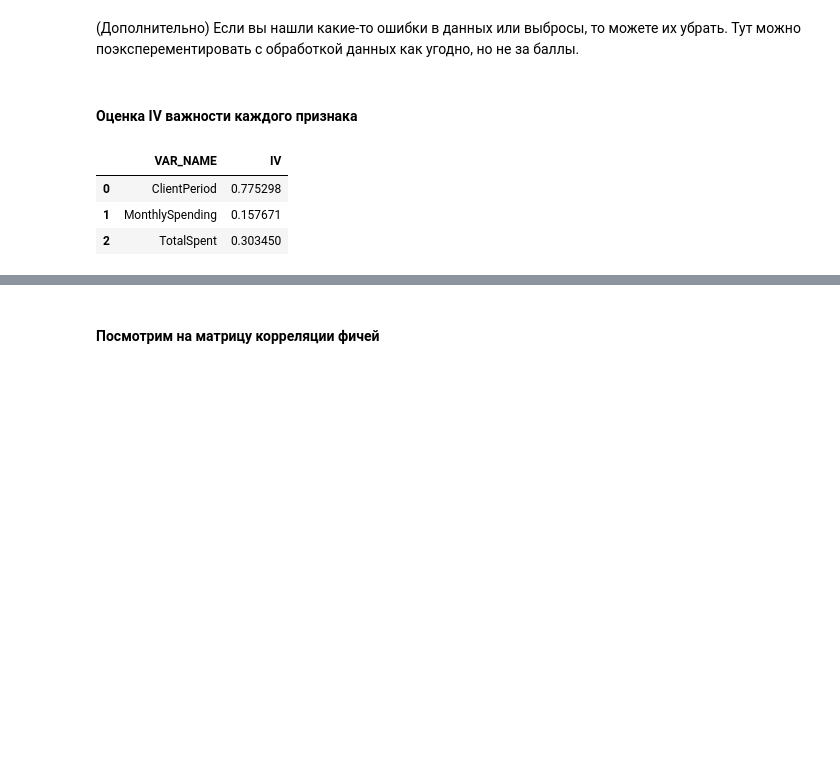
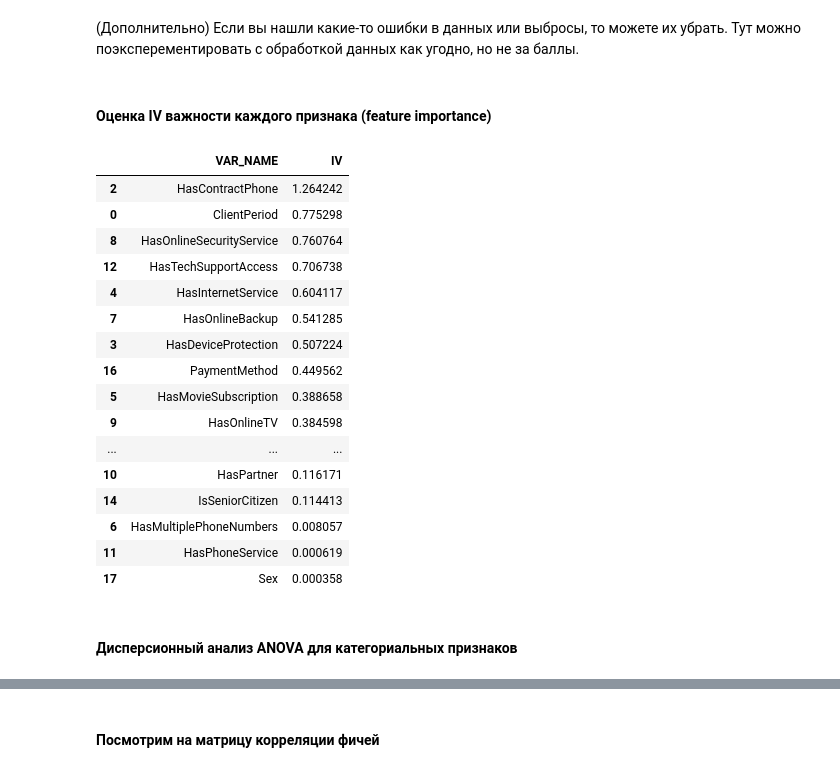
Before and after one commit to emparaeva/DLS-2022, a Jupyter notebook: Base/8.Kaggle/1. Отток клиентов/Мое решение.ipynb, the cells around one changed output, grey strips where cells are left out. Drawn from its saved outputs; the diff is of its cells as text; code cells hidden in the pictures; blank space fills up the shorter version.

```diff
--- a/Base/8.Kaggle/1. Отток клиентов/Мое решение.ipynb
+++ b/Base/8.Kaggle/1. Отток клиентов/Мое решение.ipynb
@@ -235,7 +234,7 @@ plt.bar(['0','1'], y.value_counts().values, color = 'red');
 # %% [markdown]
 (Дополнительно) Если вы нашли какие-то ошибки в данных или выбросы, то можете их убрать. Тут можно поэксперементировать с обработкой данных как угодно, но не за баллы.
 # %% [markdown]
-#### Оценка IV важности каждого признака
+#### Оценка IV важности каждого признака (feature importance)
 # %%
 max_bin = 7
 force_bin = 3
@@ -342,39 +341,49 @@ def data_vars(df1, target):
     for i in x:
         if i.upper() not in (final.upper()):
             if np.issubdtype(df1[i], np.number) and len(Series.unique(df1[i])) > 2:
                 conv = mono_bin(target, df1[i])
                 conv["VAR_NAME"] = i
                 count = count + 1
             else:
                 conv = char_bin(target, df1[i])
                 conv["VAR_NAME"] = i
                 count = count + 1
 
             if count == 0:
                 iv_df = conv
             else:
                 iv_df = iv_df.append(conv,ignore_index=True)
 
     iv = pd.DataFrame({'IV':iv_df.groupby('VAR_NAME').IV.max()})
     iv = iv.reset_index()
     return(iv_df,iv)
 
 from pandas import Series
 import scipy.stats.stats as stats
 import re
 import traceback
 import string
 import warnings
 
 warnings.warn('my warning')
-final_iv, IV = data_vars(data[num_cols], data[target_col])
+final_iv, IV = data_vars(data[num_cols+cat_cols], data[target_col])
 
 IV.sort_values(by='IV',ascending=False)
-useless_columns = ['HasMultiplePhoneNumbers', 'HasPhoneService', 'Sex']
+# %% [output]
+|  | VAR_NAME | IV |
+| 2 | HasContractPhone | 1.264242 |
+| 0 | ClientPeriod | 0.775298 |
+| 8 | HasOnlineSecurityService | 0.760764 |
+| 12 | HasTechSupportAccess | 0.706738 |
+| 4 | HasInternetService | 0.604117 |
+| 7 | HasOnlineBackup | 0.541285 |
+| 3 | HasDeviceProtection | 0.507224 |
+| 16 | PaymentMethod | 0.449562 |
+| 5 | HasMovieSubscription | 0.388658 |
+| 9 | HasOnlineTV | 0.384598 |
+| ... | ... | ... |
+| 10 | HasPartner | 0.116171 |
+| 14 | IsSeniorCitizen | 0.114413 |
+| 6 | HasMultiplePhoneNumbers | 0.008057 |
+| 11 | HasPhoneService | 0.000619 |
+| 17 | Sex | 0.000358 |
-# %%
-IV
-# %% [output]
-|  | VAR_NAME | IV |
-| 0 | ClientPeriod | 0.775298 |
-| 1 | MonthlySpending | 0.157671 |
-| 2 | TotalSpent | 0.303450 |
@@ -380,0 +392,2 @@ IV
+# %% [markdown]
+#### Дисперсионный анализ ANOVA для категориальных признаков
```
Also changed, not shown: parts of 108 cells of this notebook, 33 other files.
